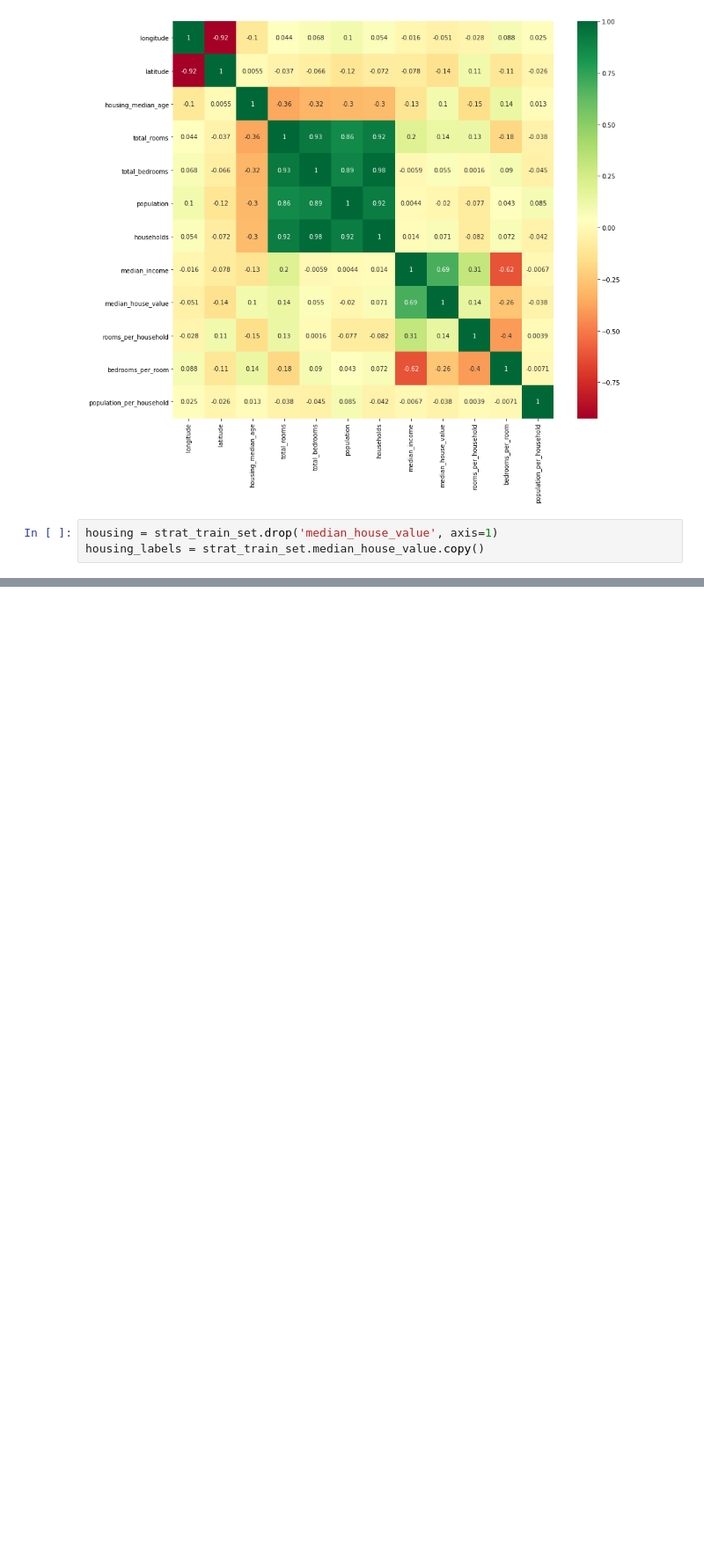
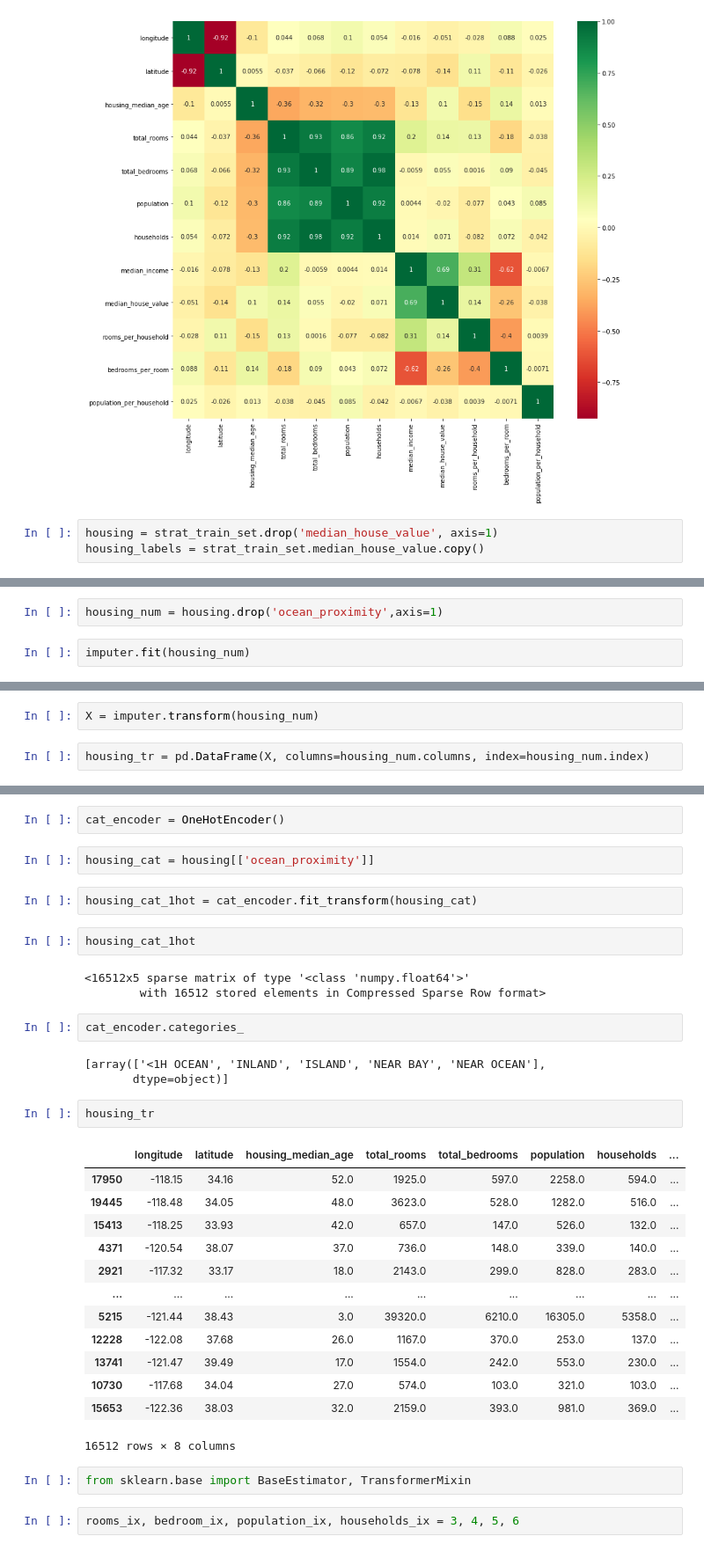
Before and after one commit to kdesh96/Hands-on-ML2, a Jupyter notebook: Ch2 End to End ML Project.ipynb, the cells around one changed output, grey strips where cells are left out. Shown at 88% size. Cells and saved outputs as stored; diff of their text form; blank space fills up the shorter version.

```diff
--- a/Ch2 End to End ML Project.ipynb
+++ b/Ch2 End to End ML Project.ipynb
@@ -164,0 +169,4 @@ housing_labels = strat_train_set.median_house_value.copy()
+# %%
+housing_num = housing.drop('ocean_proximity',axis=1)
+# %%
+imputer.fit(housing_num)
@@ -164,0 +180,4 @@ housing_labels = strat_train_set.median_house_value.copy()
+# %%
+X = imputer.transform(housing_num)
+# %%
+housing_tr = pd.DataFrame(X, columns=housing_num.columns, index=housing_num.index)
@@ -164,0 +195,36 @@ housing_labels = strat_train_set.median_house_value.copy()
+# %%
+cat_encoder = OneHotEncoder()
+# %%
+housing_cat = housing[['ocean_proximity']]
+# %%
+housing_cat_1hot = cat_encoder.fit_transform(housing_cat)
+# %%
+housing_cat_1hot
+# %% [output]
+<16512x5 sparse matrix of type '<class 'numpy.float64'>'
+        with 16512 stored elements in Compressed Sparse Row format>
+# %%
+cat_encoder.categories_
+# %% [output]
+[array(['<1H OCEAN', 'INLAND', 'ISLAND', 'NEAR BAY', 'NEAR OCEAN'],
+       dtype=object)]
+# %%
+housing_tr
+# %% [output]
+|  | longitude | latitude | housing_median_age | total_rooms | total_bedrooms | population | households | ... |
+| 17950 | -118.15 | 34.16 | 52.0 | 1925.0 | 597.0 | 2258.0 | 594.0 | ... |
+| 19445 | -118.48 | 34.05 | 48.0 | 3623.0 | 528.0 | 1282.0 | 516.0 | ... |
+| 15413 | -118.25 | 33.93 | 42.0 | 657.0 | 147.0 | 526.0 | 132.0 | ... |
+| 4371 | -120.54 | 38.07 | 37.0 | 736.0 | 148.0 | 339.0 | 140.0 | ... |
+| 2921 | -117.32 | 33.17 | 18.0 | 2143.0 | 299.0 | 828.0 | 283.0 | ... |
+| ... | ... | ... | ... | ... | ... | ... | ... | ... |
+| 5215 | -121.44 | 38.43 | 3.0 | 39320.0 | 6210.0 | 16305.0 | 5358.0 | ... |
+| 12228 | -122.08 | 37.68 | 26.0 | 1167.0 | 370.0 | 253.0 | 137.0 | ... |
+| 13741 | -121.47 | 39.49 | 17.0 | 1554.0 | 242.0 | 553.0 | 230.0 | ... |
+| 10730 | -117.68 | 34.04 | 27.0 | 574.0 | 103.0 | 321.0 | 103.0 | ... |
+| 15653 | -122.36 | 38.03 | 32.0 | 2159.0 | 393.0 | 981.0 | 369.0 | ... |
+16512 rows × 8 columns
+# %%
+from sklearn.base import BaseEstimator, TransformerMixin
+# %%
+rooms_ix, bedroom_ix, population_ix, households_ix = 3, 4, 5, 6
```
Also changed, not shown: parts of 7 cells of this notebook.
